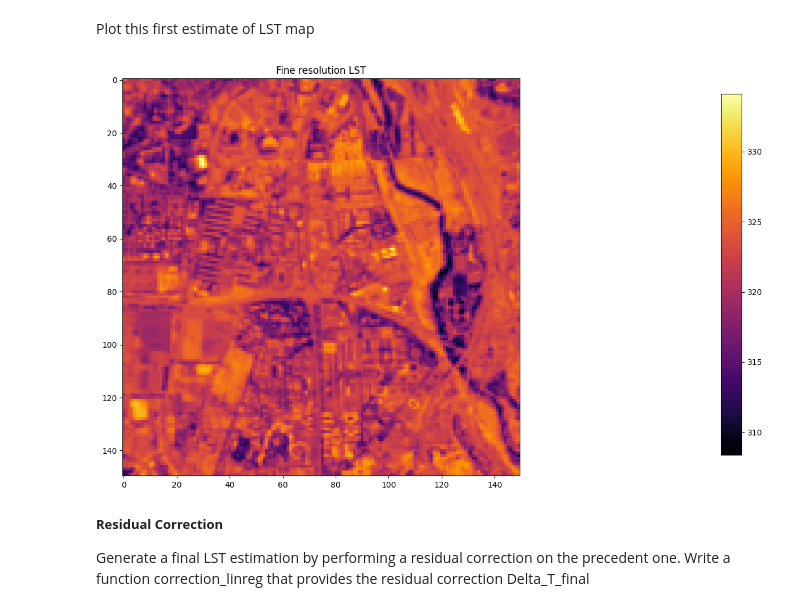
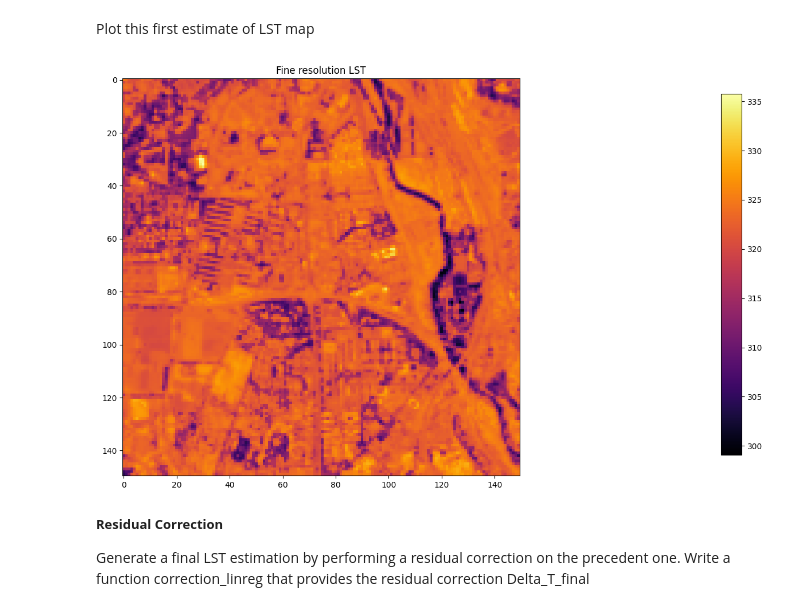
Before and after one commit to richardsbenjamin/MLforEarthObservation, a Jupyter notebook: TP1_Earth_Observation_AML.ipynb, the cells around one changed output. Cells and saved outputs as stored; diff of their text form; code cells hidden in the pictures.

```diff
--- a/TP1_Earth_Observation_AML.ipynb
+++ b/TP1_Earth_Observation_AML.ipynb
@@ -50,0 +25,9 @@ with rasterio.open(path_index_c) as dataset:
+# %%
+I_C = read_image_file(FilePaths.INDEX_C)
+I_H = read_image_file(FilePaths.INDEX_H)
+T_C = read_image_file(FilePaths.TEMP_C)
+T_H = read_image_file(FilePaths.TEMP_H)
+A_C = read_image_file(FilePaths.ALBEDO_C)
+A_H = read_image_file(FilePaths.ALBEDO_H)
+C_C = read_image_file(FilePaths.CLASS_C)
+C_H = read_image_file(FilePaths.CLASS_H)
@@ -50,0 +114,10 @@ with rasterio.open(path_index_c) as dataset:
+# %%
+coarse_image_temp = T_C
+
+classes = np.unique(C_C)
+coarse_masks = {}
+fine_masks = {}
+
+for class_ in classes:
+    coarse_masks[class_] = C_C == class_
+    fine_masks[class_] = C_H == class_
@@ -50,0 +126,7 @@ with rasterio.open(path_index_c) as dataset:
+# %%
+lin_coarse_inputs = [I_C]
+lin_fine_inputs = [I_H]
+
+linear_classed, linear_classes_resids = get_target_by_classing(
+    lin_coarse_inputs, lin_fine_inputs, coarse_image_temp, coarse_masks, fine_masks, linear_fit, linear_sharpening,
+)
@@ -85,20 +220,20 @@ def linear_sharpening(index, slope, intercept):
 # %% [markdown]
 Plot this first estimate of LST map
 # %%
-T_sharp_temp = linear_sharpening(I_H, a1, a0)
+# T_sharp_temp = linear_sharpening(I_H, a1, a0)
 
 fig, ax0 = plt.subplots(nrows=1, ncols=1, sharex=False, figsize=(18, 9))
 
 ax0.set_title('Fine resolution LST')
-img=ax0.imshow(T_sharp_temp.reshape(I_H.shape), cmap='inferno')
+img=ax0.imshow(linear_classed, cmap='inferno')
 
 fig.subplots_adjust(right=0.8)
 cbar_ax = fig.add_axes([0.85, 0.15, 0.02, 0.7])
 cbar=fig.colorbar(img, cax=cbar_ax)
 
 plt.show()
 # %% [output]
-[figure, old version]
+[figure, new version]
 # %% [markdown]
 <font size="2">**Residual Correction**<font>
 
```
Also changed, not shown: parts of 34 cells of this notebook, 9 other files.
